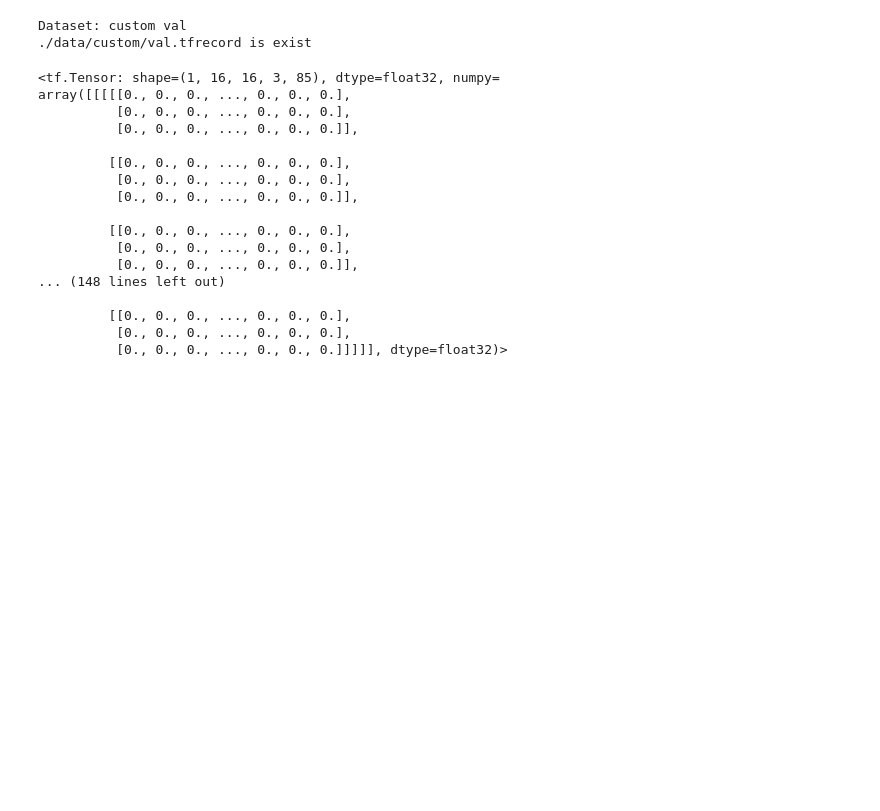
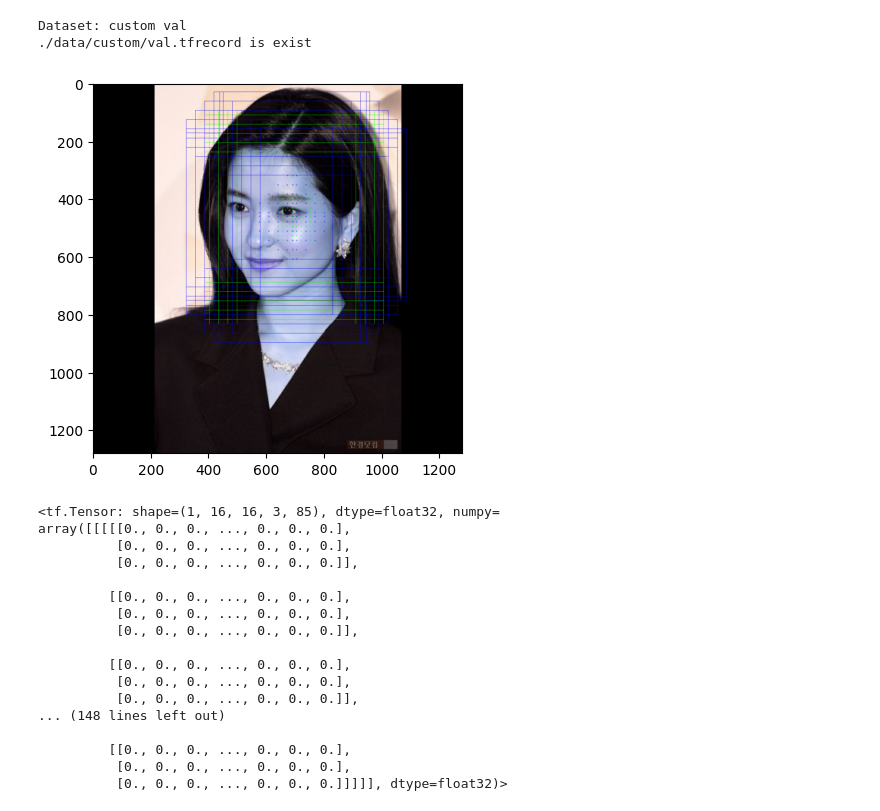
Before and after one commit to kongbuhaja/YOLO_v4, a Jupyter notebook: test_home.ipynb, the cells around one changed output. Drawn from its saved outputs; the diff is of its cells as text; code cells hidden in the pictures; blank space fills up the shorter version.

```diff
--- a/test_home.ipynb
+++ b/test_home.ipynb
@@ -2,7 +2,6 @@
 import tensorflow as tf
 import numpy as np
 from utils import aug_utils, bbox_utils, anchor_utils
-from config import *
 
 class DataLoader():
     def __init__(self, dtype, labels, batch_size, anchors, input_size,
@@ -40,16 +39,18 @@ class DataLoader():
         data = data.cache()
 
         if split == 'train':
-            data = data.shuffle(buffer_size = min(self.length(split) * 3, 200000))
+            tf.random.set_seed(42)
+            data = data.shuffle(buffer_size = min(self.length(split) * 3, 200000), seed=42)
 
         # if you have enough ram move this line before data.cache(), it will be faster
         data = data.map(self.tf_preprocessing, num_parallel_calls=-1)
 
         if split == 'train':
-            data = data.map(aug_utils.tf_augmentation, num_parallel_calls=-1)
+            data = data.map(lambda image, labels, width, height: aug_utils.tf_augmentation(image, labels, width, height, self.input_size), num_parallel_calls=-1)
             data = data.map(self.tf_minmax, num_parallel_calls=-1)
-
-        data = data.map(lambda image, labels, width, height: aug_utils.tf_resize_padding(image, labels, width, height, self.input_size), num_parallel_calls=-1)
+            data = data.map(lambda image, labels, width, height: aug_utils.tf_resize_random_padding(image, labels, width, height, self.input_size), num_parallel_calls=-1)
+        else:
+            data = data.map(lambda image, labels, width, height: aug_utils.tf_resize_padding(image, labels, width, height, self.input_size), num_parallel_calls=-1)
         data = data.padded_batch(self.batch_size, padded_shapes=self.get_padded_shapes(), padding_values=self.get_padding_values(), drop_remainder=True)
 
         # data = data.map(lambda x, y: self.py_labels_to_grids(x, y, use_label), num_parallel_calls=-1).prefetch(1)
@@ -208,7 +209,7 @@ m_color = (0, 255, 0)
 l_color = (0, 0, 255)
 gt_color = (0, 0, 0)
 
-index = 0
+index = 3
 image = i.numpy()[index][..., ::-1]*255
 small = s.numpy()[index]
 medium = m.numpy()[index]
@@ -242,6 +243,12 @@ for i, (sml, color) in enumerate(group):
 # cv2.imshow('image', image.astype(np.uint8))
 # cv2.waitKey()
 # cv2.destroyAllWindows()
+# %%
+import matplotlib.pyplot as plt
+plt.imshow(image.astype(np.uint8))
+plt.show()
+# %% [output]
+[figure, added]
 # %%
 # image = cv2.resize(image, (1248,1248))
 
```
Also changed, not shown: parts of 9 cells of this notebook, 8 other files.
